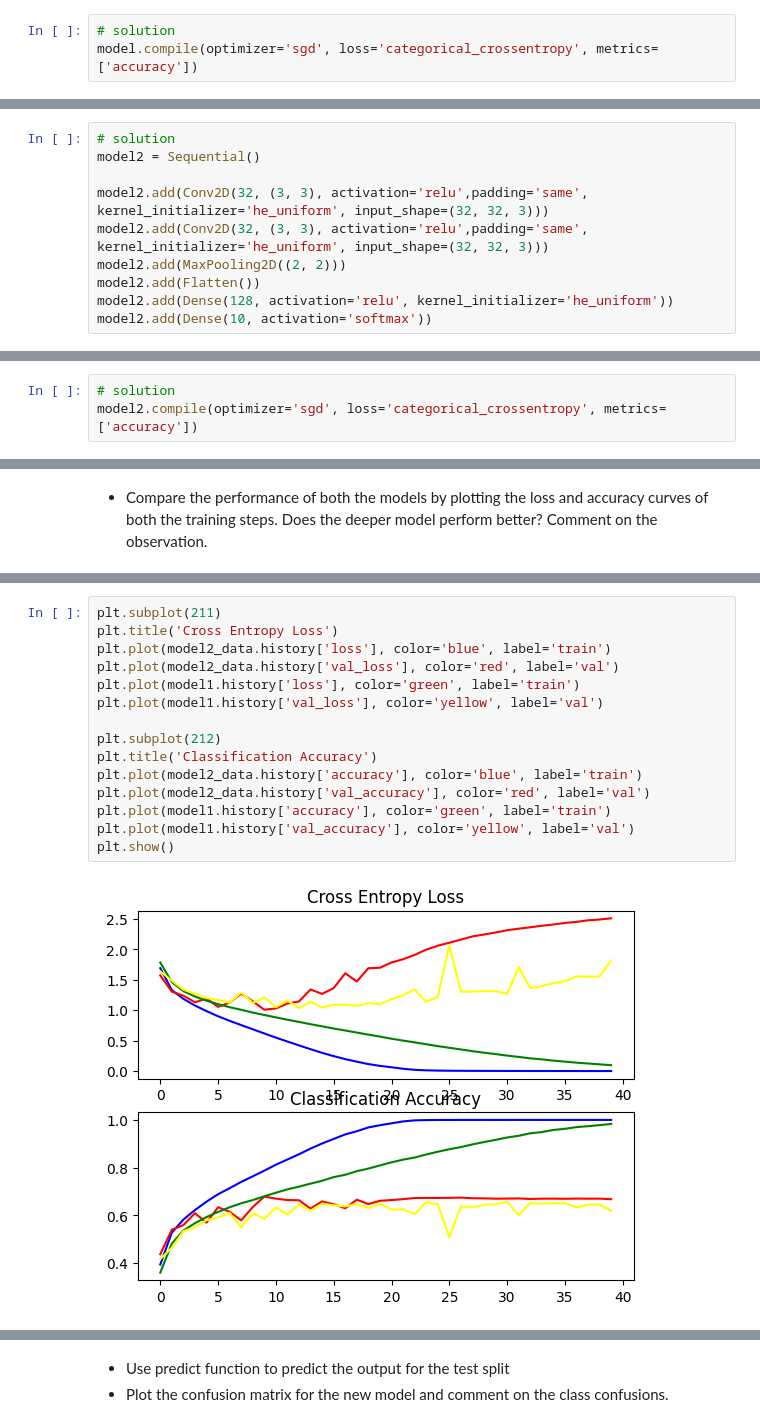
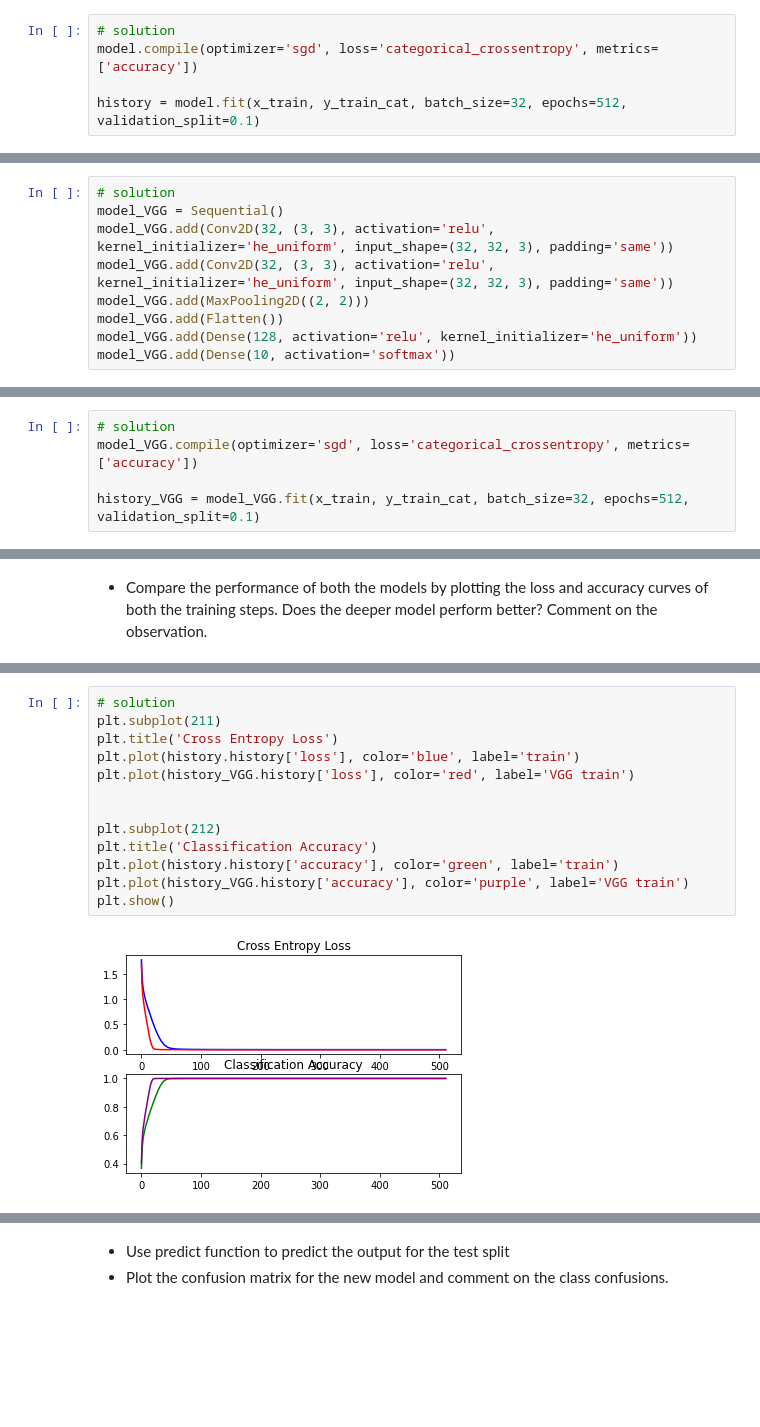
Before and after one commit to MarioROT/CV-MAI, a Jupyter notebook: Session 8/lab_08_1_Image_Classification_using_CNNs.ipynb, the cells around one changed output, grey strips where cells are left out. Drawn from its saved outputs; the diff is of its cells as text; blank space fills up the shorter version.

```diff
--- a/Session 8/lab_08_1_Image_Classification_using_CNNs.ipynb
+++ b/Session 8/lab_08_1_Image_Classification_using_CNNs.ipynb
@@ -145,3 +162,5 @@ model.summary()
 # %%
 # solution
 model.compile(optimizer='sgd', loss='categorical_crossentropy', metrics=['accuracy'])
+
+history = model.fit(x_train, y_train_cat, batch_size=32, epochs=512, validation_split=0.1)
@@ -198,11 +193,10 @@ from keras.backend import clear_session
 clear_session()
 # %%
 # solution
-model2 = Sequential()
-
-model2.add(Conv2D(32, (3, 3), activation='relu',padding='same', kernel_initializer='he_uniform', input_shape=(32, 32, 3)))
-model2.add(Conv2D(32, (3, 3), activation='relu',padding='same', kernel_initializer='he_uniform', input_shape=(32, 32, 3)))
-model2.add(MaxPooling2D((2, 2)))
-model2.add(Flatten())
-model2.add(Dense(128, activation='relu', kernel_initializer='he_uniform'))
-model2.add(Dense(10, activation='softmax'))
+model_VGG = Sequential()
+model_VGG.add(Conv2D(32, (3, 3), activation='relu', kernel_initializer='he_uniform', input_shape=(32, 32, 3), padding='same'))
+model_VGG.add(Conv2D(32, (3, 3), activation='relu', kernel_initializer='he_uniform', input_shape=(32, 32, 3), padding='same'))
+model_VGG.add(MaxPooling2D((2, 2)))
+model_VGG.add(Flatten())
+model_VGG.add(Dense(128, activation='relu', kernel_initializer='he_uniform'))
+model_VGG.add(Dense(10, activation='softmax'))
@@ -231,4 +205,6 @@ _________________________________________________________________
 *   Use the above defined model to train CIFAR-10 and train the model for 512 epochs with a batch size of 32.
 # %%
 # solution
-model2.compile(optimizer='sgd', loss='categorical_crossentropy', metrics=['accuracy'])
+model_VGG.compile(optimizer='sgd', loss='categorical_crossentropy', metrics=['accuracy'])
+
+history_VGG = model_VGG.fit(x_train, y_train_cat, batch_size=32, epochs=512, validation_split=0.1)
@@ -264,17 +231,15 @@ dict_keys(['loss', 'accuracy', 'val_loss', 'val_accuracy'])
 # %%
+# solution
 plt.subplot(211)
 plt.title('Cross Entropy Loss')
-plt.plot(model2_data.history['loss'], color='blue', label='train')
-plt.plot(model2_data.history['val_loss'], color='red', label='val')
-plt.plot(model1.history['loss'], color='green', label='train')
-plt.plot(model1.history['val_loss'], color='yellow', label='val')
+plt.plot(history.history['loss'], color='blue', label='train')
+plt.plot(history_VGG.history['loss'], color='red', label='VGG train')
+
 
 plt.subplot(212)
 plt.title('Classification Accuracy')
-plt.plot(model2_data.history['accuracy'], color='blue', label='train')
-plt.plot(model2_data.history['val_accuracy'], color='red', label='val')
-plt.plot(model1.history['accuracy'], color='green', label='train')
-plt.plot(model1.history['val_accuracy'], color='yellow', label='val')
+plt.plot(history.history['accuracy'], color='green', label='train')
+plt.plot(history_VGG.history['accuracy'], color='purple', label='VGG train')
 plt.show()
 # %% [output]
-[figure, old version]
+[figure, new version]
```
Also changed, not shown: parts of 77 cells of this notebook.
